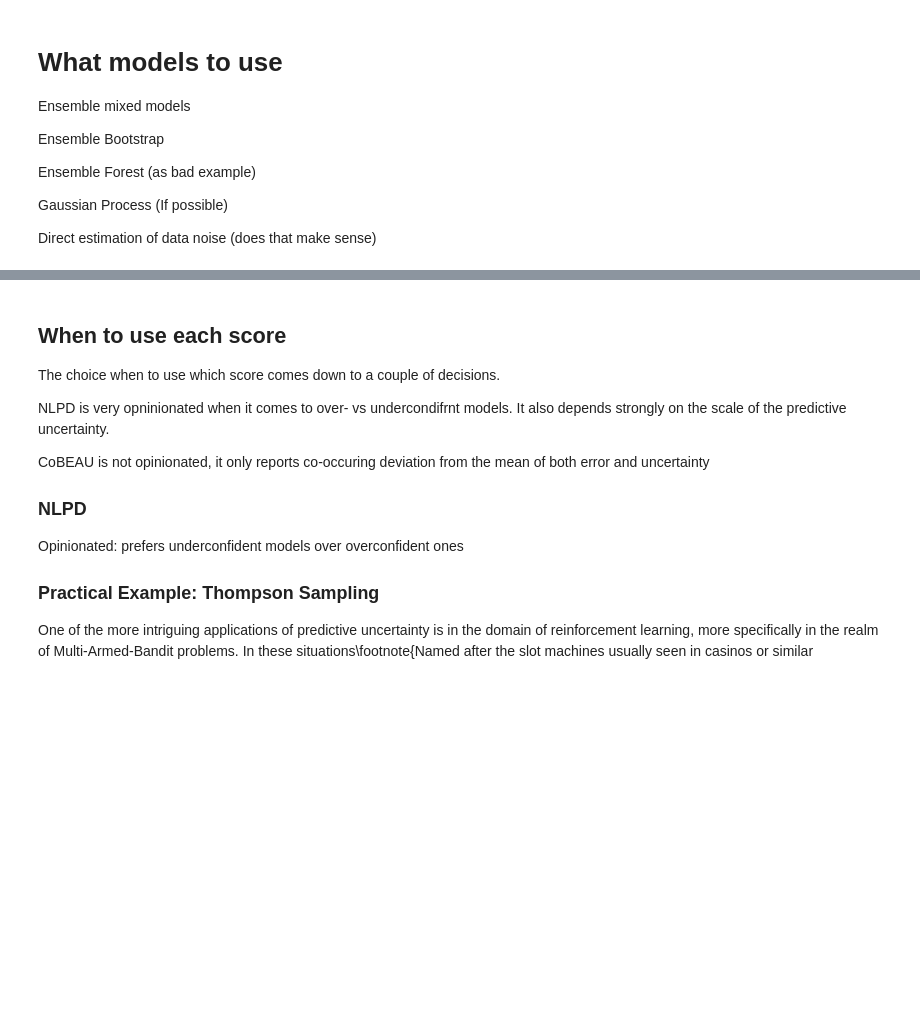
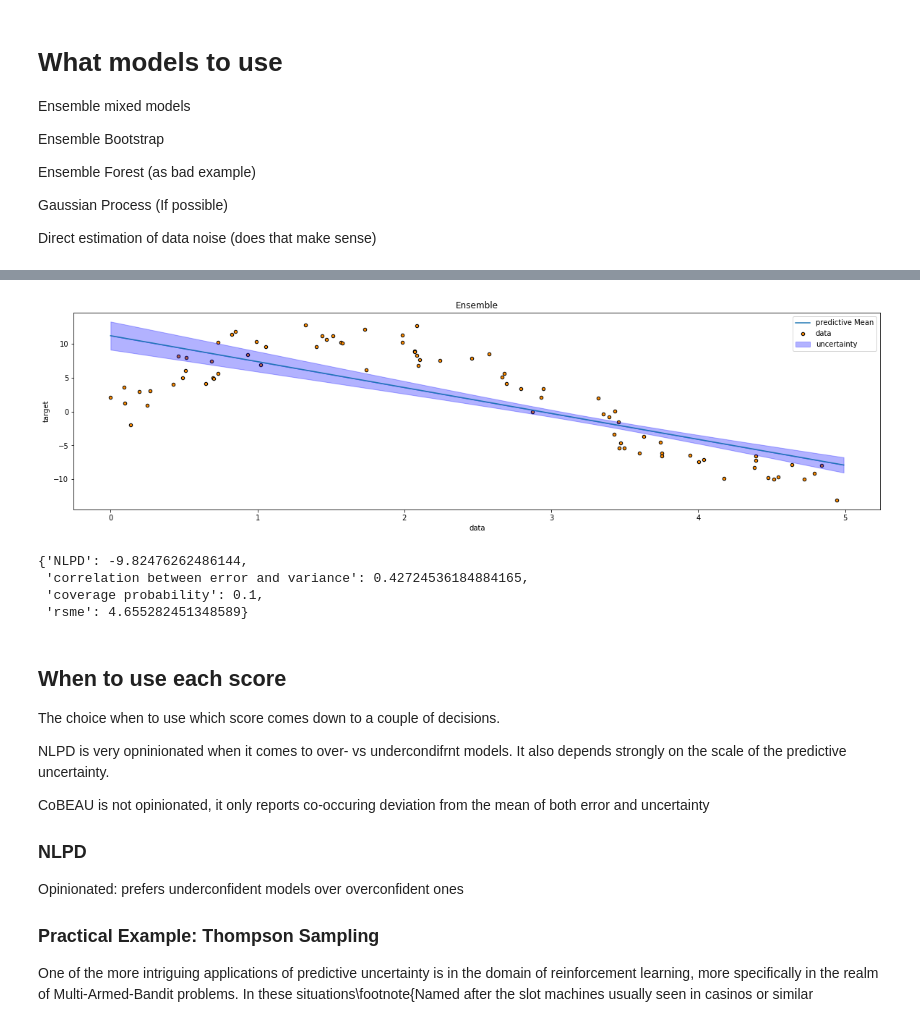
Before and after one commit to wooohoooo/GitProjectAgents, a Jupyter notebook: project.ipynb, the cells around one changed output, grey strips where cells are left out. Cells and saved outputs as stored; diff of their text form; code cells hidden in the pictures; blank space fills up the shorter version.

```diff
--- a/project.ipynb
+++ b/project.ipynb
@@ -359,3 +362,20 @@ mixed_ensemble.self_evaluate(X,y)
+# %%
+bootstrap_linear = ensemble.BootstrapEnsemble(model_type=LinearRegression ,num_models=25)
+
+bootstrap_regression = bootstrap_linear#DecisionTreeRegressor(max_depth=5)
+bootstrap_regression.fit(X, y)
+y_mixed,std_mixed = bootstrap_regression.predict(X_test,std=True)
+
+bootstrap_regression.scatterplot(X_test,X=X,y=y)
+# %% [output]
+[figure, added]
+# %%
+bootstrap_regression.self_evaluate(X,y)
+# %% [output]
+{'NLPD': -9.82476262486144,
+ 'correlation between error and variance': 0.42724536184884165,
+ 'coverage probability': 0.1,
+ 'rsme': 4.655282451348589}
 # %% [markdown]
 
 ## When to use each score
```
Also changed, not shown: parts of 6 cells of this notebook, 2 other files.
